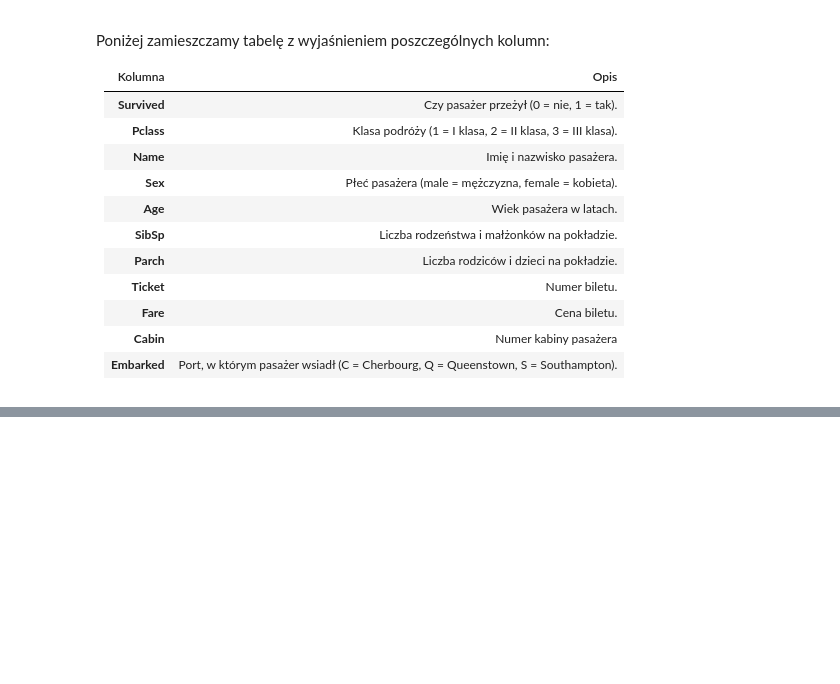
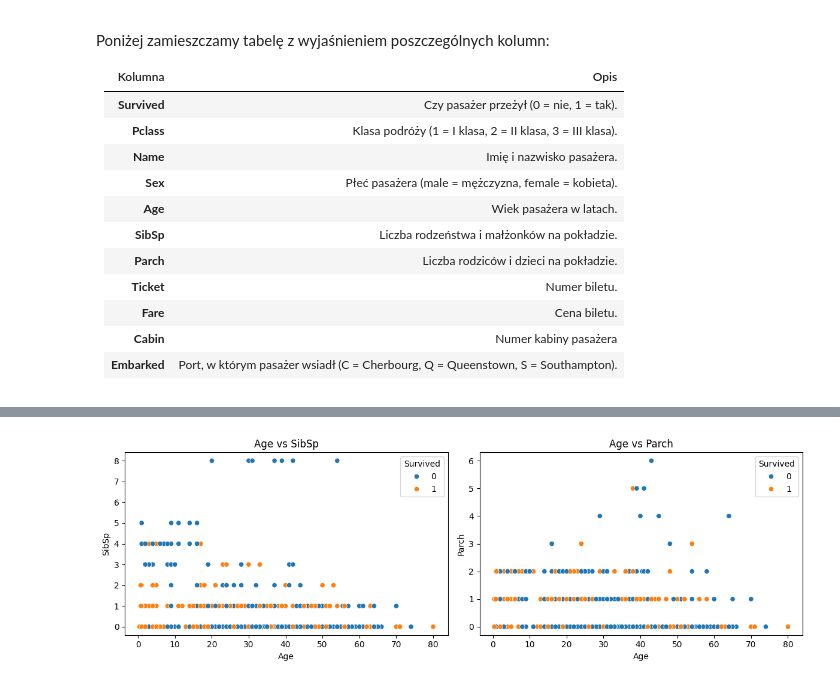
Before and after one commit to Solvro/ml-wakacyjne-wyzwanie-2025, a Jupyter notebook: 1_przetwarzanie_wizualizacja/EDA_zadanie.ipynb, the cells around one changed output, grey strips where cells are left out. Saved outputs shown, nothing was run; the diff lists cells and outputs as text; code cells hidden in the pictures; blank space fills up the shorter version.

```diff
--- a/1_przetwarzanie_wizualizacja/EDA_zadanie.ipynb
+++ b/1_przetwarzanie_wizualizacja/EDA_zadanie.ipynb
@@ -67,0 +266,15 @@ titanic_df = pd.read_csv(base_path / 'titanic.csv', index_col='PassengerId')
+# %%
+def scatter_plot(df, x, y, hue=None, plot_nr=1):
+    plt.subplot(1, 2, plot_nr)
+    sns.scatterplot(data=df, x=x, y=y, color='darkorange', hue=hue)
+    plt.title(f'{x} vs {y}')
+    plt.xlabel(x)
+    plt.ylabel(y)
+
+plt.figure(figsize=(12, 4))
+scatter_plot(learning_data, 'Age', 'SibSp', hue='Survived', plot_nr=1)
+scatter_plot(learning_data, 'Age', 'Parch', hue='Survived', plot_nr=2)
+plt.tight_layout()
+plt.show()
+# %% [output]
+[figure, added]
```
Also changed, not shown: parts of 33 cells of this notebook.
